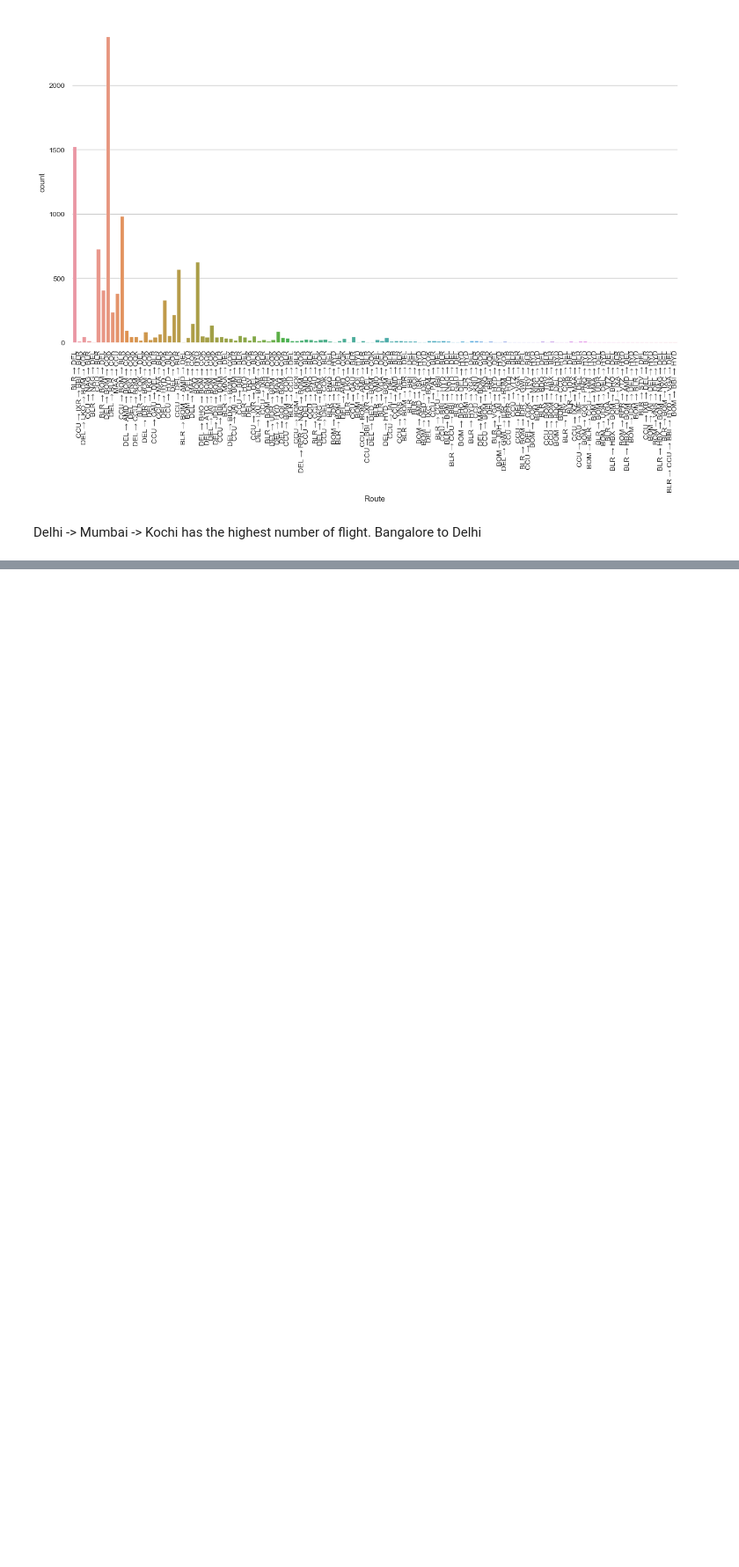
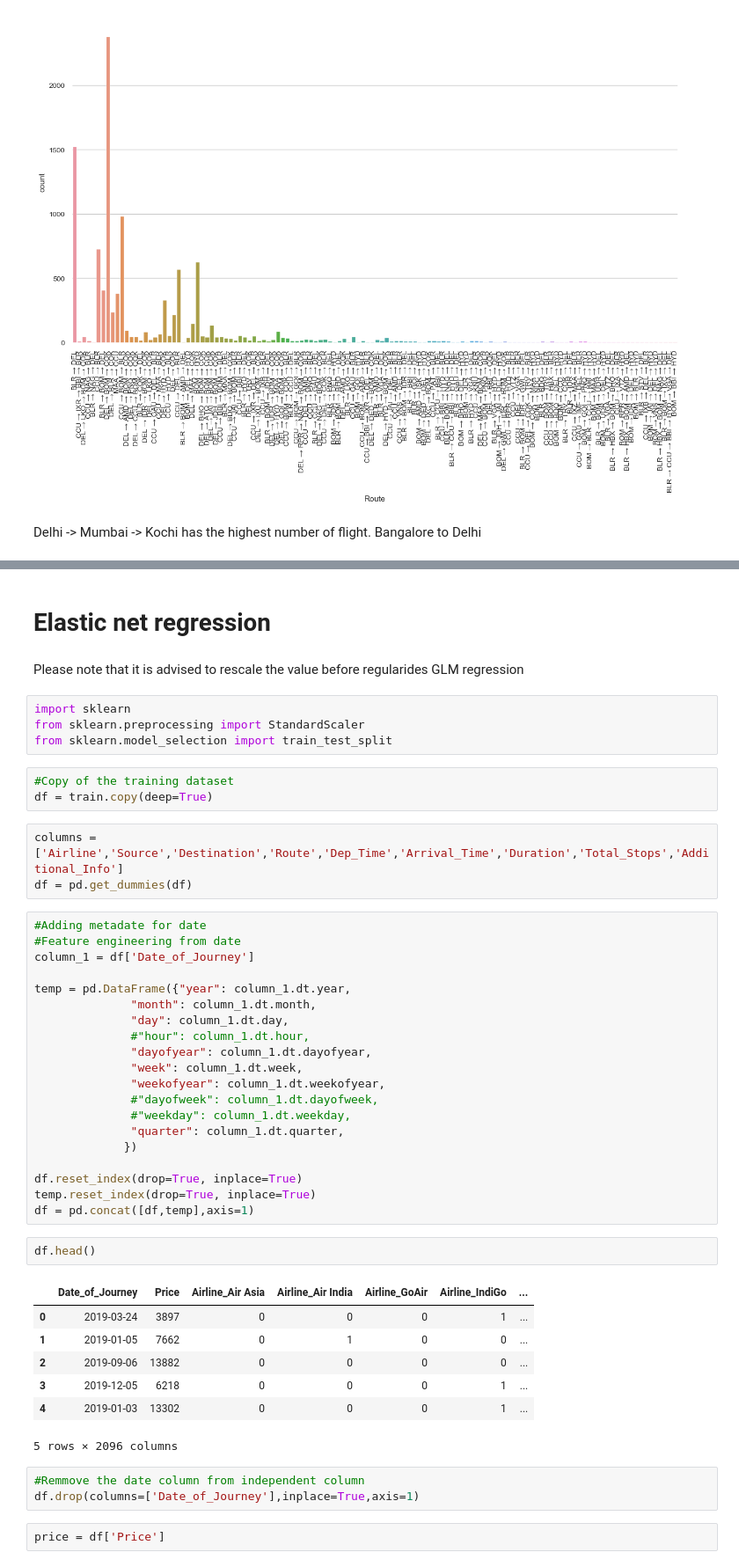
Before and after one commit to shashi29/Flight-price-prediction, a Jupyter notebook: Flight.ipynb, the cells around one changed output, grey strips where cells are left out. Shown at 88% size. Cells and saved outputs as stored; diff of their text form; blank space fills up the shorter version.

```diff
--- a/Flight.ipynb
+++ b/Flight.ipynb
@@ -198,0 +220,49 @@ Bangalore to Delhi
+# %% [markdown]
+# Elastic net regression
+# %% [markdown]
+Please note that it is advised to rescale the value before regularides GLM regression
+# %%
+import sklearn
+from sklearn.preprocessing import StandardScaler
+from sklearn.model_selection import train_test_split
+# %%
+#Copy of the training dataset
+df = train.copy(deep=True)
+# %%
+columns = ['Airline','Source','Destination','Route','Dep_Time','Arrival_Time','Duration','Total_Stops','Additional_Info']
+df = pd.get_dummies(df)
+# %%
+#Adding metadate for date
+#Feature engineering from date
+column_1 = df['Date_of_Journey']
+
+temp = pd.DataFrame({"year": column_1.dt.year,
+              "month": column_1.dt.month,
+              "day": column_1.dt.day,
+              #"hour": column_1.dt.hour,
+              "dayofyear": column_1.dt.dayofyear,
+              "week": column_1.dt.week,
+              "weekofyear": column_1.dt.weekofyear,
+              #"dayofweek": column_1.dt.dayofweek,
+              #"weekday": column_1.dt.weekday,
+              "quarter": column_1.dt.quarter,
+             })
+
+df.reset_index(drop=True, inplace=True)
+temp.reset_index(drop=True, inplace=True)
+df = pd.concat([df,temp],axis=1)
+# %%
+df.head()
+# %% [output]
+|  | Date_of_Journey | Price | Airline_Air Asia | Airline_Air India | Airline_GoAir | Airline_IndiGo | ... |
+| 0 | 2019-03-24 | 3897 | 0 | 0 | 0 | 1 | ... |
+| 1 | 2019-01-05 | 7662 | 0 | 1 | 0 | 0 | ... |
+| 2 | 2019-09-06 | 13882 | 0 | 0 | 0 | 0 | ... |
+| 3 | 2019-12-05 | 6218 | 0 | 0 | 0 | 1 | ... |
+| 4 | 2019-01-03 | 13302 | 0 | 0 | 0 | 1 | ... |
+5 rows × 2096 columns
+# %%
+#Remmove the date column from independent column
+df.drop(columns=['Date_of_Journey'],inplace=True,axis=1)
+# %%
+price = df['Price']
```
Also changed, not shown: parts of 19 cells of this notebook.
